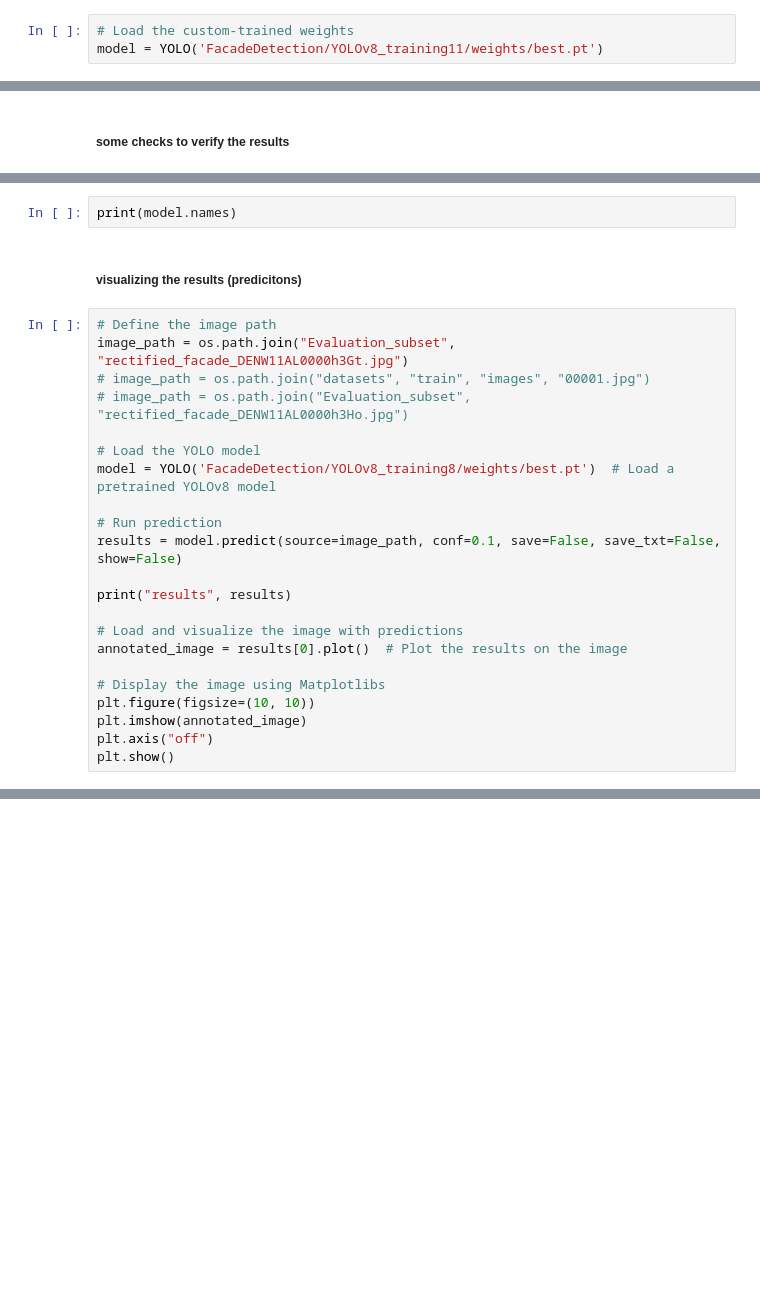
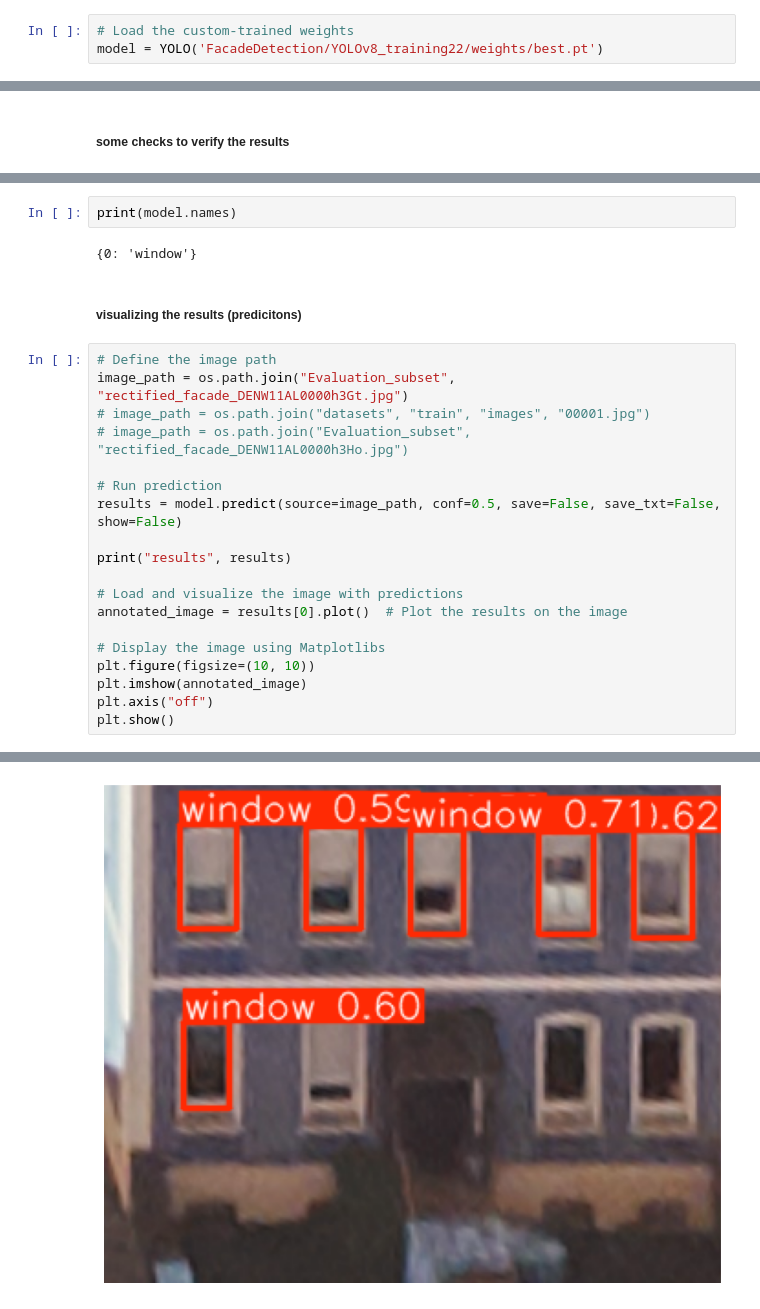
Before and after one commit to mohamadalbaaj/WWR, a Jupyter notebook: object_detection_yolo_train.ipynb, the cells around one changed output, grey strips where cells are left out. Drawn from its saved outputs; the diff is of its cells as text; blank space fills up the shorter version.

```diff
--- a/object_detection_yolo_train.ipynb
+++ b/object_detection_yolo_train.ipynb
@@ -315,6 +310,6 @@ task: 'detect'
 ##### load the trained weights
 # %%
 # Load the custom-trained weights
-model = YOLO('FacadeDetection/YOLOv8_training11/weights/best.pt')
+model = YOLO('FacadeDetection/YOLOv8_training22/weights/best.pt')
 # %% [markdown]
 ##### validate the model
@@ -365,5 +381,7 @@ for result in results:
 # %%
 print(model.names)
+# %% [output]
+{0: 'window'}
 # %% [markdown]
 ##### visualizing the results (predicitons)
 # %%
@@ -372,11 +390,8 @@ image_path = os.path.join("Evaluation_subset", "rectified_facade_DENW11AL0000h3G
 # image_path = os.path.join("datasets", "train", "images", "00001.jpg")
 # image_path = os.path.join("Evaluation_subset", "rectified_facade_DENW11AL0000h3Ho.jpg")
 
-# Load the YOLO model
-model = YOLO('FacadeDetection/YOLOv8_training8/weights/best.pt')  # Load a pretrained YOLOv8 model
-
 # Run prediction
-results = model.predict(source=image_path, conf=0.1, save=False, save_txt=False, show=False)
+results = model.predict(source=image_path, conf=0.5, save=False, save_txt=False, show=False)
 
 print("results", results)
 
@@ -388,3 +403,4 @@ plt.figure(figsize=(10, 10))
 plt.imshow(annotated_image)
 plt.axis("off")
 plt.show()
+# %% [output]
@@ -390,0 +424 @@ plt.show()
+[figure, added]
```
Also changed, not shown: parts of 8 cells of this notebook.
